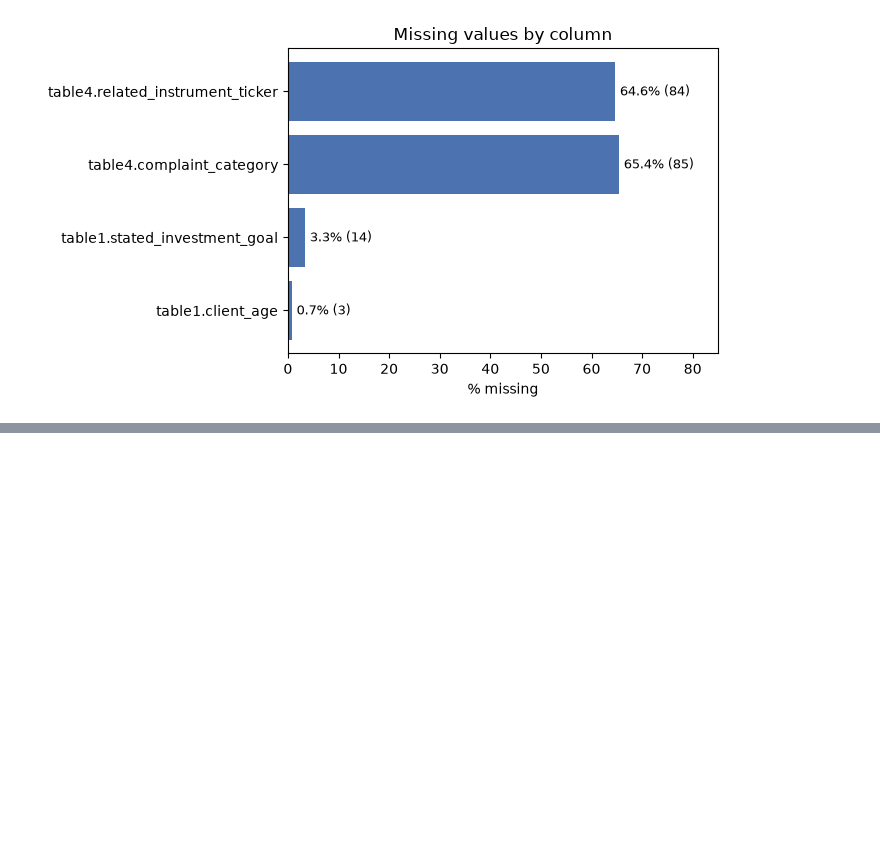
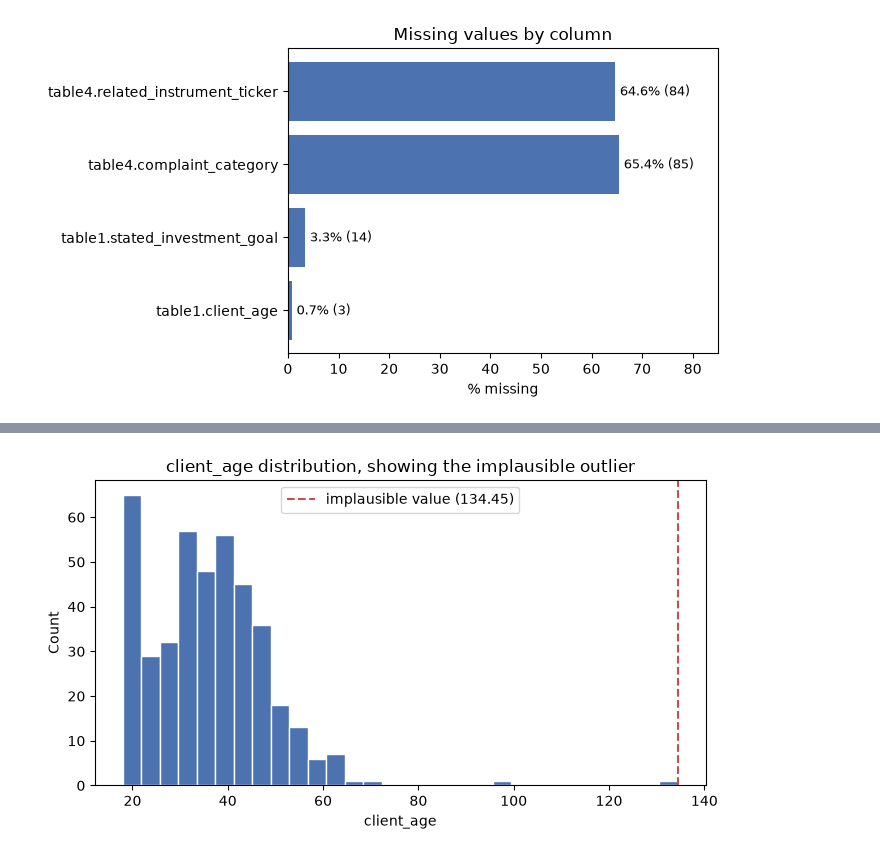
Before and after one commit to GopolangMmutlwaneCaptone/Risk-Concentration-Flagging, a Jupyter notebook: SS3_PartB/SS3_PartB.ipynb, the cells around one changed output, grey strips where cells are left out. Cells and saved outputs as stored; diff of their text form; code cells hidden in the pictures; blank space fills up the shorter version.

Commit message:
SS3 Part B: dataset preprocessing, label construction and validation, train/val/test split

```diff
--- a/SS3_PartB/SS3_PartB.ipynb
+++ b/SS3_PartB/SS3_PartB.ipynb
@@ -106,0 +213,13 @@ plt.show()
+# %%
+fig, ax = plt.subplots(figsize=(7, 4))
+ax.hist(client_info["client_age"].dropna(), bins=30, color="#4C72B0", edgecolor="white")
+ax.axvline(134.45, color="#C44E52", linestyle="--", linewidth=1.5, label="implausible value (134.45)")
+ax.set_xlabel("client_age")
+ax.set_ylabel("Count")
+ax.set_title("client_age distribution, showing the implausible outlier")
+ax.legend()
+fig.tight_layout()
+plt.savefig("client_age_outlier.png", dpi=150, bbox_inches="tight")
+plt.show()
+# %% [output]
+[figure, added]
```
Also changed, not shown: parts of 44 cells of this notebook.
